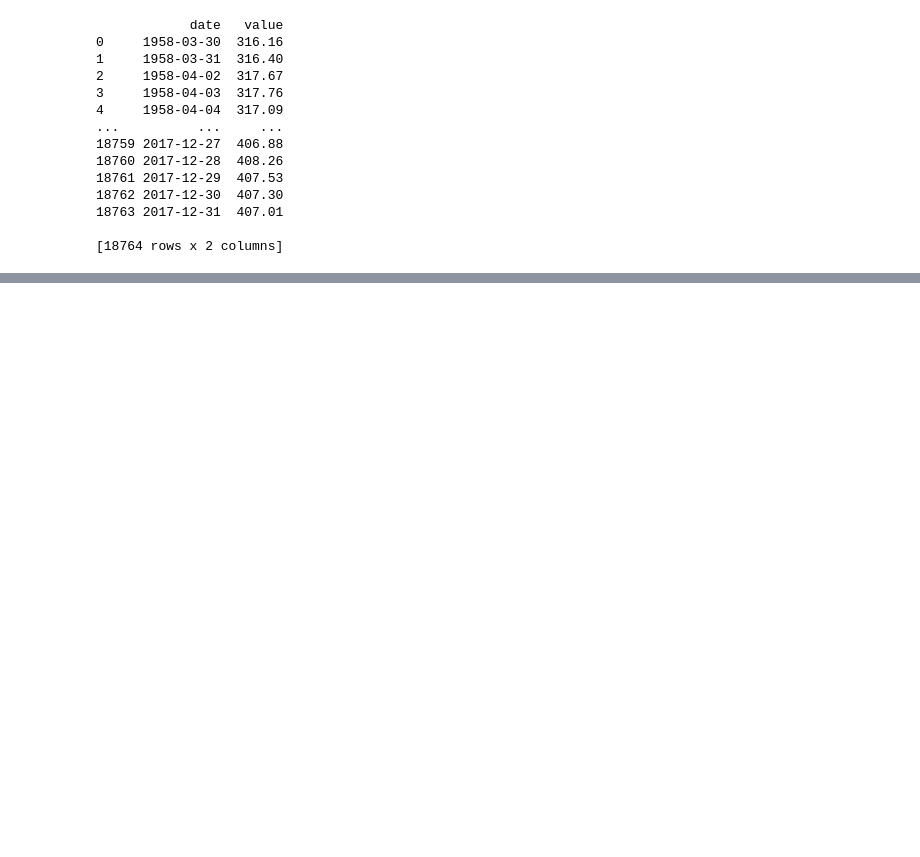
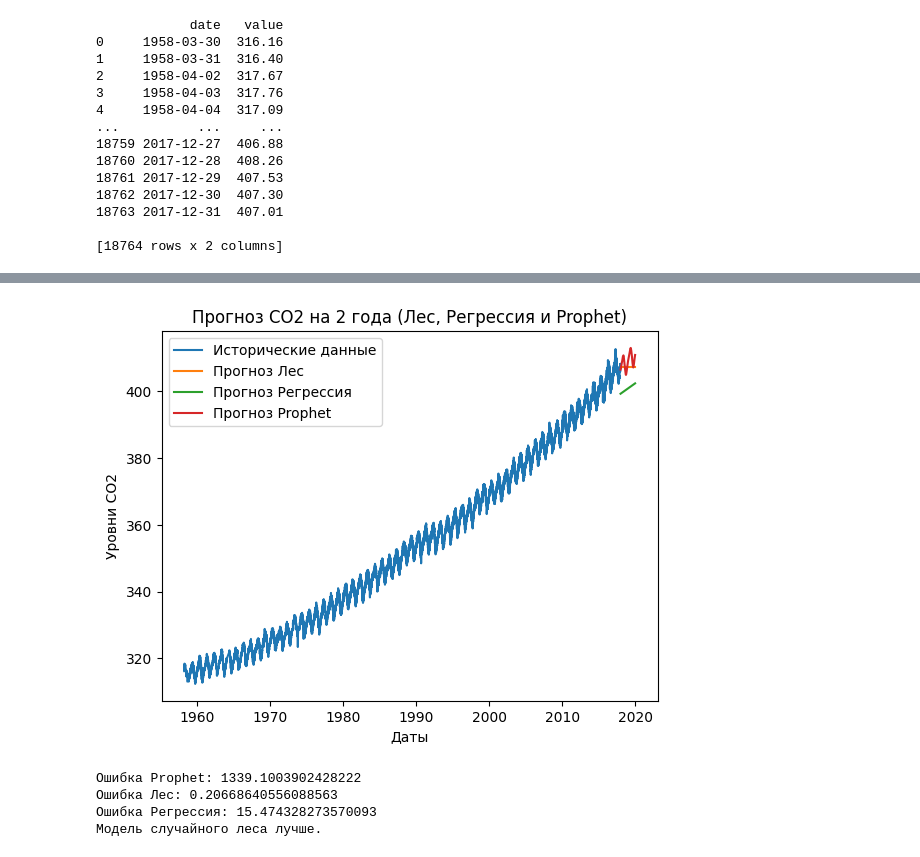
Before and after one commit to homaggggg/dsp_bigdata, a Jupyter notebook: timerows/timerows.ipynb, the cells around one changed output, grey strips where cells are left out. Drawn from its saved outputs; the diff is of its cells as text; code cells hidden in the pictures; blank space fills up the shorter version.

```diff
--- a/timerows/timerows.ipynb
+++ b/timerows/timerows.ipynb
@@ -98,0 +131,9 @@ Reshape your data either using array.reshape(-1, 1) if your data has a single fe
+# %%
+# Подготовка данных для моделей машинного обучения
+data_ml = data.copy()
+data_ml['ordinal_date'] = data_ml['ds'].map(lambda x: x.toordinal())
+
+features = data_ml[['ordinal_date']]
+target = data_ml['y']
+
+train_features, test_features, train_target, test_target = train_test_split(features, target, test_size=0.2, random_state=42)
@@ -98,0 +145,52 @@ Reshape your data either using array.reshape(-1, 1) if your data has a single fe
+# %%
+# Обучение модели случайного леса для регрессии
+forest_model = RandomForestRegressor(n_estimators=100)
+forest_model.fit(train_features, train_target)
+forest_predictions = forest_model.predict(test_features)
+# %%
+# Обучение модели линейной регрессии
+linear_model = LinearRegression()
+linear_model.fit(train_features, train_target)
+linear_predictions = linear_model.predict(test_features)
+# %%
+# Прогноз на будущее
+future_dates = pd.date_range(start=df['ds'].max(), periods=730).to_frame(index=False, name='ds')
+future_dates['ordinal_date'] = future_dates['ds'].map(lambda x: x.toordinal())
+
+forest_future_pred = forest_model.predict(future_dates[['ordinal_date']])
+linear_future_pred = linear_model.predict(future_dates[['ordinal_date']])
+prophet_future_pred = forecast_two_years[forecast_two_years['ds'].isin(future_dates['ds'])]['yhat']
+# %%
+# Построение графика с прогнозами
+plt.plot(data['ds'], data['y'], label='Исторические данные')
+plt.plot(future_dates['ds'], forest_future_pred, label='Прогноз Лес')
+plt.plot(future_dates['ds'], linear_future_pred, label='Прогноз Регрессия')
+plt.plot(future_dates['ds'], prophet_future_pred, label='Прогноз Prophet')
+plt.xlabel('Даты')
+plt.ylabel('Уровни CO2')
+plt.title('Прогноз CO2 на 2 года (Лес, Регрессия и Prophet)')
+plt.legend()
+plt.show()
+# %% [output]
+[figure, added]
+# %%
+# Вычисление ошибок
+prophet_error = np.mean((prophet_predictions.values - test_target.values)**2)
+forest_error = np.mean((forest_predictions - test_target)**2)
+linear_error = np.mean((linear_predictions - test_target)**2)
+
+print(f'Ошибка Prophet: {prophet_error}')
+print(f'Ошибка Лес: {forest_error}')
+print(f'Ошибка Регрессия: {linear_error}')
+
+if prophet_error < forest_error and prophet_error < linear_error:
+    print("Модель Prophet лучше.")
+elif forest_error < linear_error:
+    print("Модель случайного леса лучше.")
+else:
+    print("Модель линейной регрессии лучше.")
+# %% [output]
+Ошибка Prophet: 1339.1003902428222
+Ошибка Лес: 0.20668640556088563
+Ошибка Регрессия: 15.474328273570093
+Модель случайного леса лучше.
```
Also changed, not shown: parts of 18 cells of this notebook.
